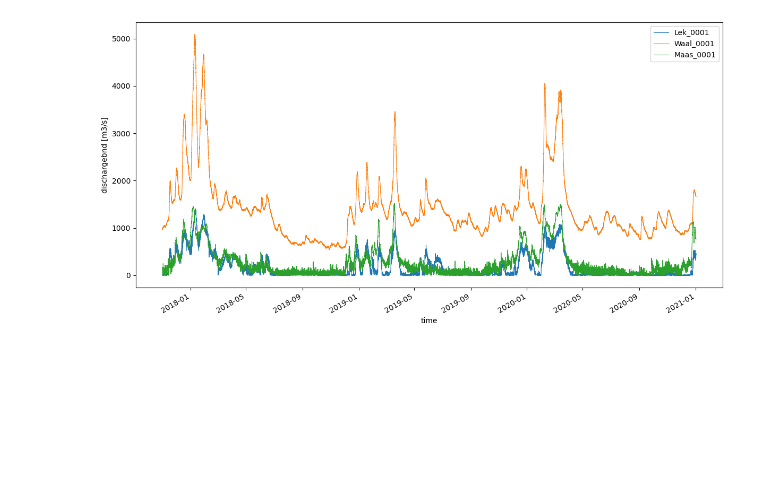
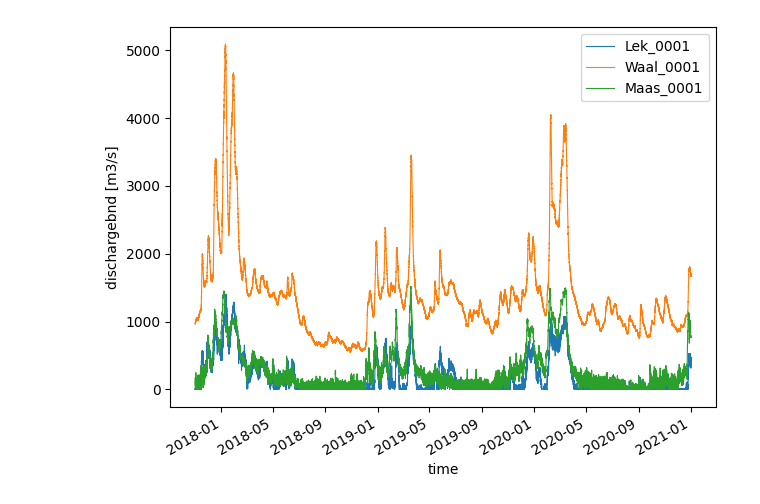
Before and after one commit to Deltares/dfm_tools, a Jupyter notebook: docs/notebooks/preprocessing_example_hydrolib.ipynb, the cells around one changed output. Drawn from its saved outputs; the diff is of its cells as text; code cells hidden in the pictures; blank space fills up the shorter version.

```diff
--- a/docs/notebooks/preprocessing_example_hydrolib.ipynb
+++ b/docs/notebooks/preprocessing_example_hydrolib.ipynb
@@ -10,17 +9,16 @@ import hydrolib.core.dflowfm as hcdfm
 
 dir_testinput = r'c:\DATA\dfm_tools_testdata'
 # %%
+#Load .bc-file using HydroLib object ForcingModel.
 file_bc = r'p:\11208053-004-kpp2022-rmm1d2d\C_Work\09_Validatie2018_2020\dflowfm2d-rmm_vzm-j19_6-v2d\boundary_conditions\rmm_rivdis_meas_20171101_20210102_MET.bc'
-#Load .bc-file using HydroLib object ForcingModel.
-m = hcdfm.ForcingModel(file_bc)
-ForcingModel_object_out = hcdfm.ForcingModel()
+forcingmodel_object = hcdfm.ForcingModel(file_bc)
 
-fig, ax = plt.subplots(figsize=(12, 6))
-for iFO, forcingobj in enumerate(m.forcing): #loop over three timeseries in bcfile/ForingModel
+fig, ax = plt.subplots()
+for iFO, forcingobj in enumerate(forcingmodel_object.forcing): #loop over three timeseries in bcfile/ForingModel
     forcing_xr = dfmt.forcinglike_to_Dataset(forcingobj, convertnan=True)
     forcing_xr['dischargebnd'].plot(ax=ax, label=forcing_xr['dischargebnd'].attrs['name'], linewidth=0.8)
 ax.legend(loc=1)
 fig.tight_layout()
 # %% [output]
-[figure, old version]
+[figure, new version]
 # %%
```
Also changed, not shown: parts of 6 cells of this notebook, 5 other files.
